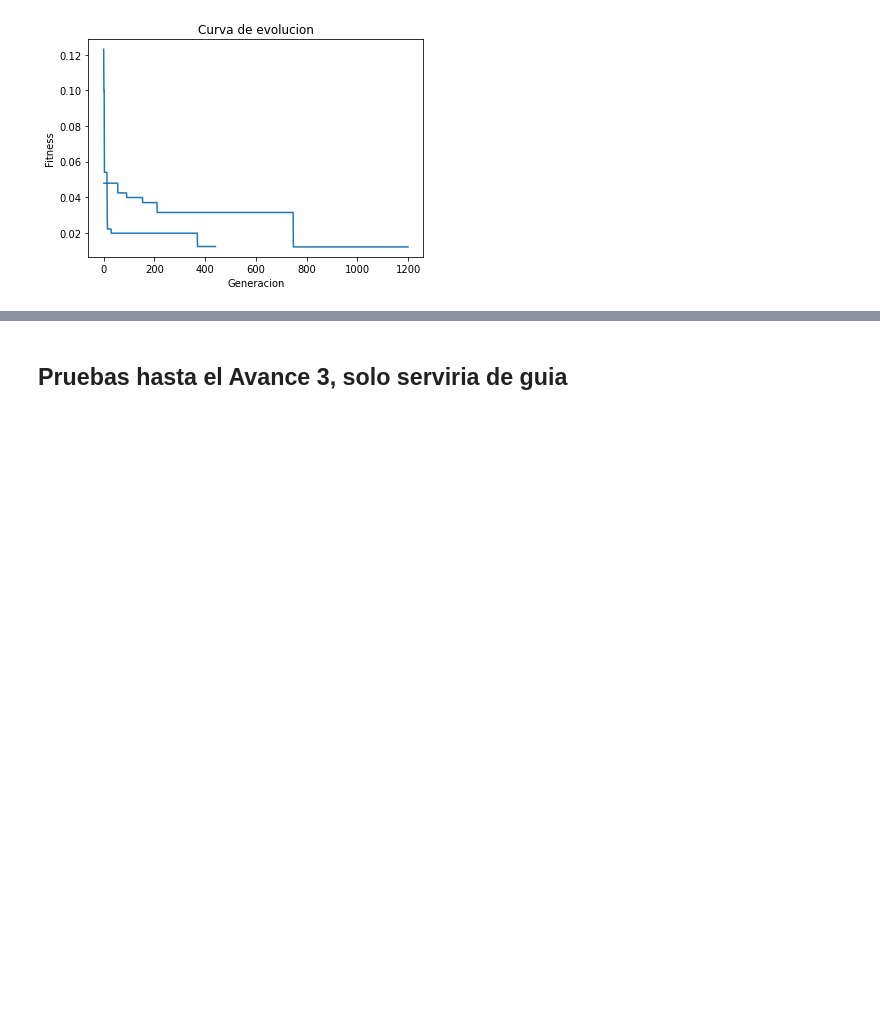
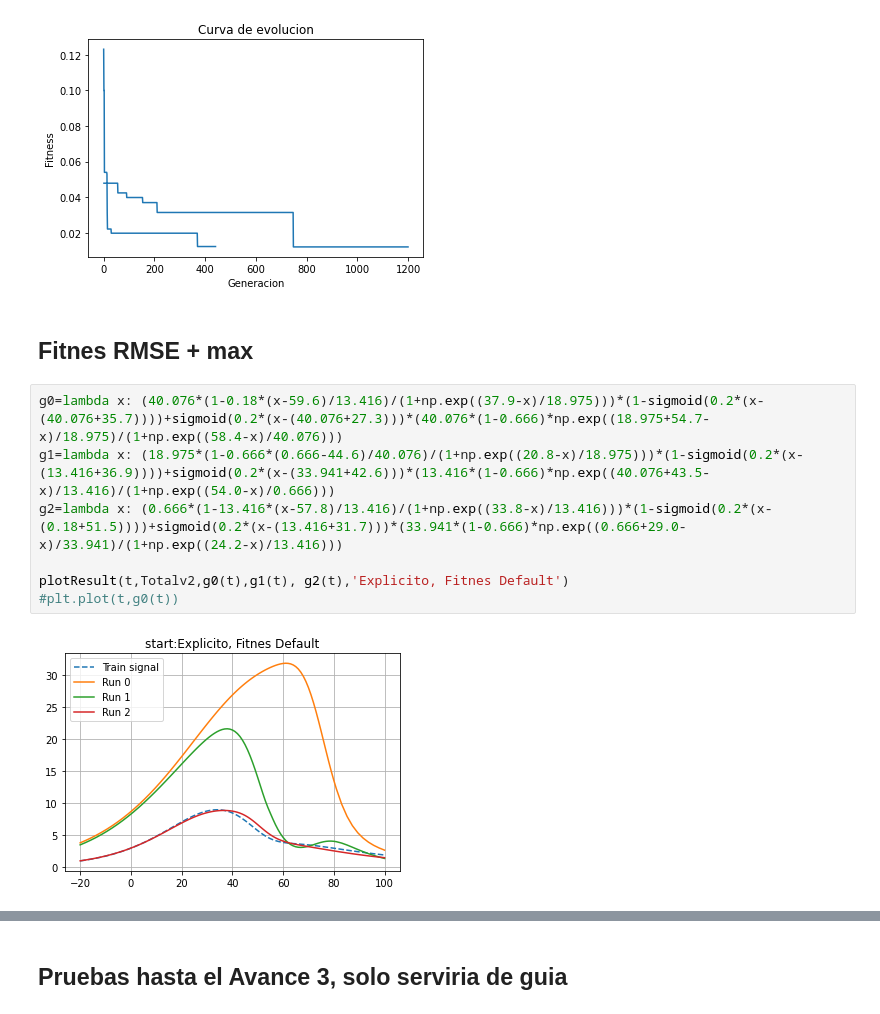
Before and after one commit to nfierroflo/Evolutionary-computation, a Jupyter notebook: evolutivacompletoc1.ipynb, the cells around one changed output, grey strips where cells are left out. Saved outputs shown, nothing was run; the diff lists cells and outputs as text; blank space fills up the shorter version.

```diff
--- a/evolutivacompletoc1.ipynb
+++ b/evolutivacompletoc1.ipynb
@@ -174,3 +174,14 @@ plt.xlabel('Generacion')
 # %% [output]
 Text(0.5, 0, 'Generacion')
 [figure]
+# %% [markdown]
+## Fitnes RMSE + max
+# %%
+g0=lambda x: (40.076*(1-0.18*(x-59.6)/13.416)/(1+np.exp((37.9-x)/18.975)))*(1-sigmoid(0.2*(x-(40.076+35.7))))+sigmoid(0.2*(x-(40.076+27.3)))*(40.076*(1-0.666)*np.exp((18.975+54.7-x)/18.975)/(1+np.exp((58.4-x)/40.076)))
+g1=lambda x: (18.975*(1-0.666*(0.666-44.6)/40.076)/(1+np.exp((20.8-x)/18.975)))*(1-sigmoid(0.2*(x-(13.416+36.9))))+sigmoid(0.2*(x-(33.941+42.6)))*(13.416*(1-0.666)*np.exp((40.076+43.5-x)/13.416)/(1+np.exp((54.0-x)/0.666)))
+g2=lambda x: (0.666*(1-13.416*(x-57.8)/13.416)/(1+np.exp((33.8-x)/13.416)))*(1-sigmoid(0.2*(x-(0.18+51.5))))+sigmoid(0.2*(x-(13.416+31.7)))*(33.941*(1-0.666)*np.exp((0.666+29.0-x)/33.941)/(1+np.exp((24.2-x)/13.416)))
+
+plotResult(t,Totalv2,g0(t),g1(t), g2(t),'Explicito, Fitnes Default')
+#plt.plot(t,g0(t))
+# %% [output]
+[figure, added]
```
Also changed, not shown: parts of 1 cell of this notebook.
